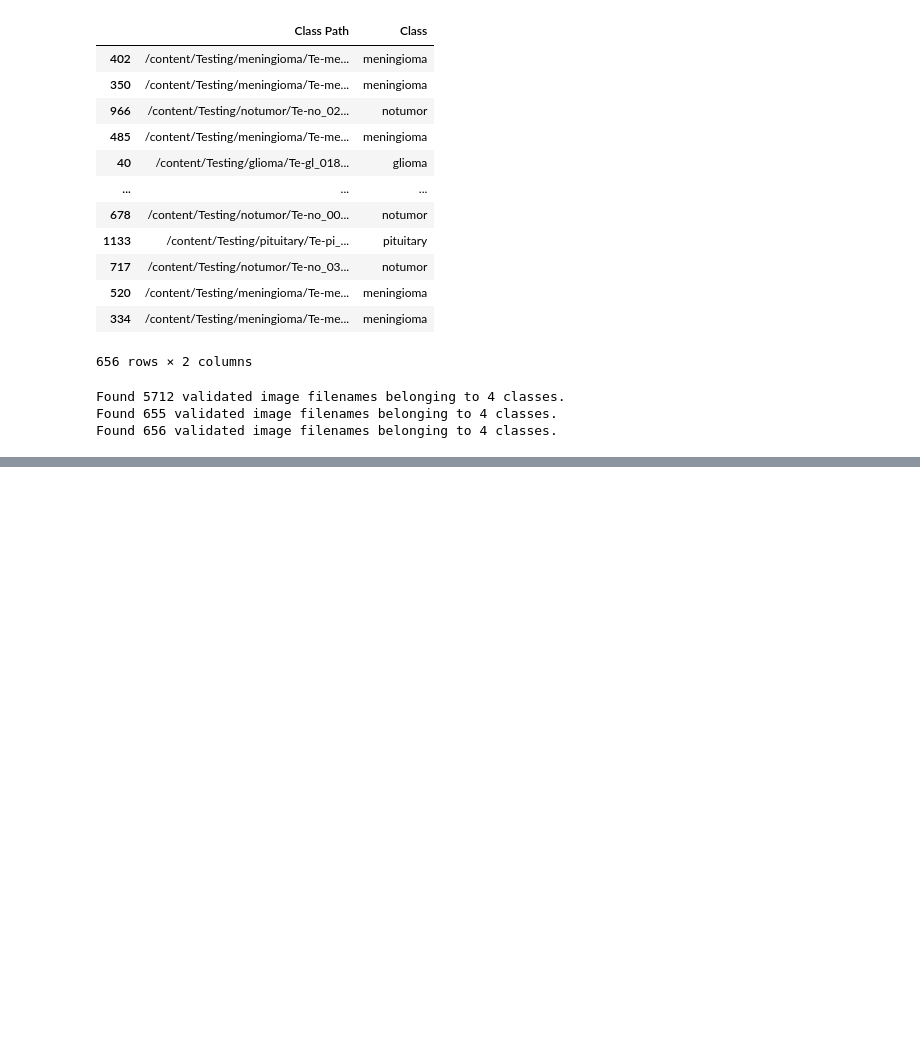
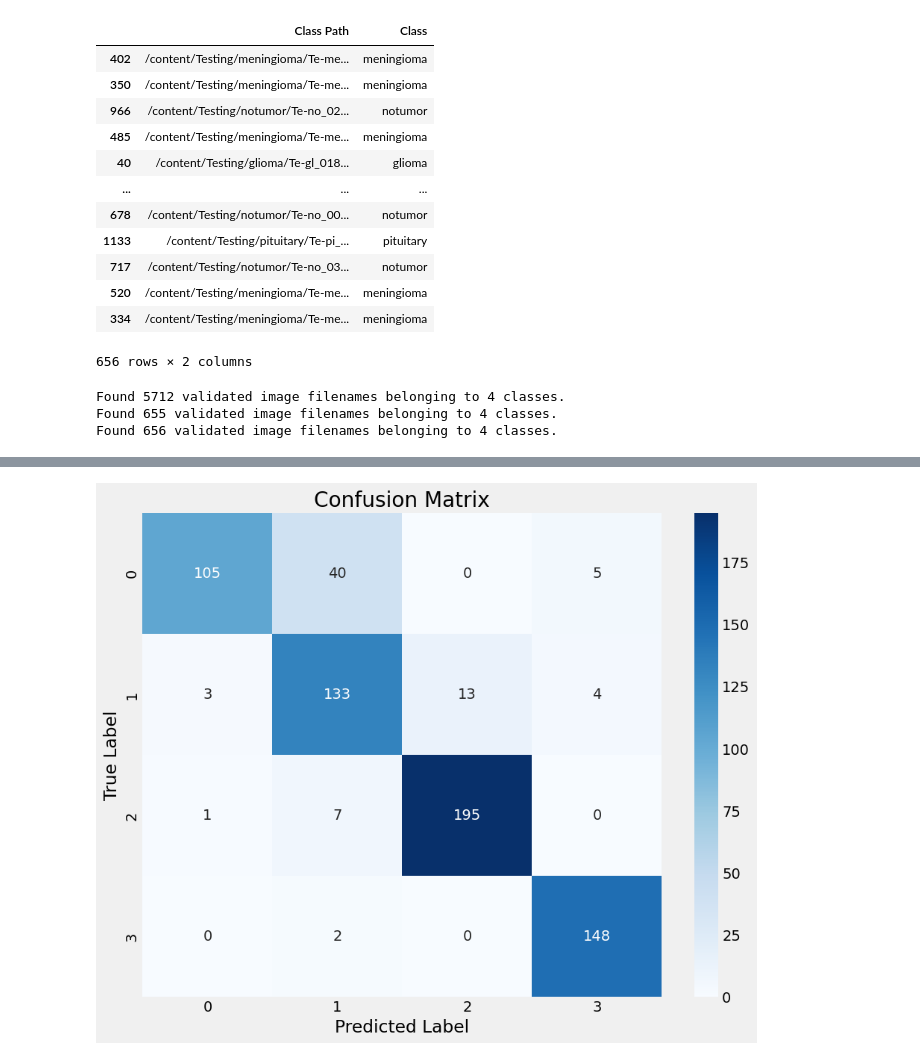
Before and after one commit to purohitamann/BrainTumorClassficationModel, a Jupyter notebook: BrainTumorClassificationModel.ipynb, the cells around one changed output, grey strips where cells are left out. Drawn from its saved outputs; the diff is of its cells as text; code cells hidden in the pictures; blank space fills up the shorter version.

```diff
--- a/BrainTumorClassificationModel.ipynb
+++ b/BrainTumorClassificationModel.ipynb
@@ -374,0 +505,19 @@ history= cnn_model.fit(tr_gen, epochs=5,validation_data=valid_gen)
+# %%
+preds = cnn_model.predict (ts_gen)
+y_pred = np.argmax (preds, axis=1)
+class_dict ={
+0:'glioma',
+1: 'meningioma',
+2: 'no_tumor',
+3: 'pituitary',
+}
+# Then create and display the confusion matrix
+cm = confusion_matrix(ts_gen.classes, y_pred)
+labels = list(class_dict. keys())
+plt. figure (figsize=(10,8))
+sns. heatmap( cm,annot=True,fmt='d', cmap='Blues', xticklabels=labels, yticklabels=labels)
+plt.xlabel('Predicted Label')
+plt.ylabel('True Label')
+plt.title('Confusion Matrix')
+plt.show()
+# %% [output]
@@ -374,0 +525 @@ history= cnn_model.fit(tr_gen, epochs=5,validation_data=valid_gen)
+[figure, added]
```
Also changed, not shown: parts of 24 cells of this notebook.
